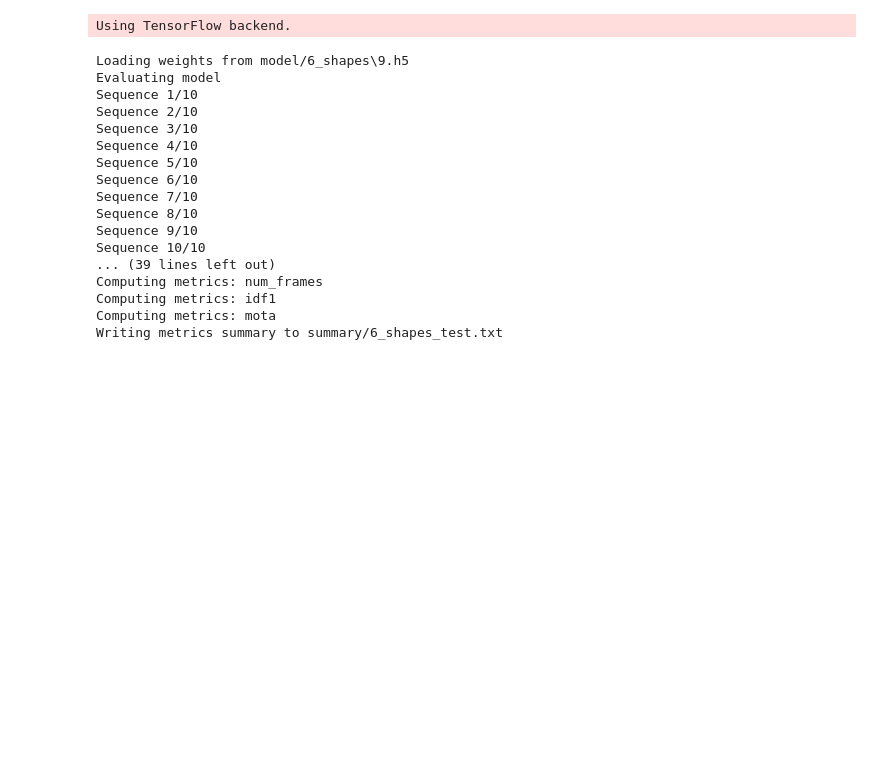
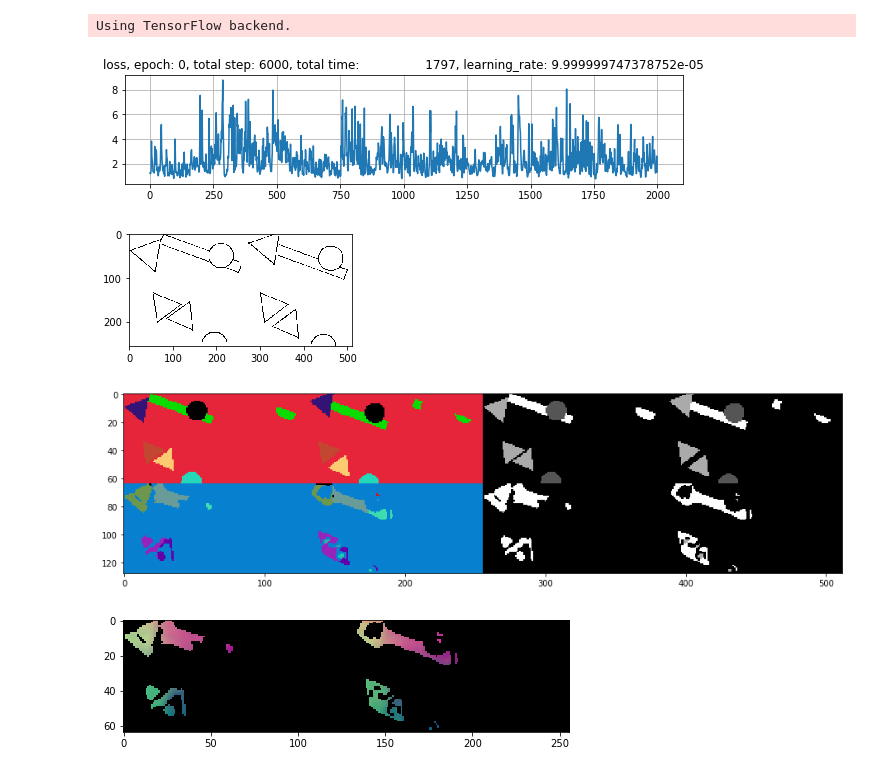
Before and after one commit to yanfengliu/embedding_tracking, a Jupyter notebook: NB-keras-main.ipynb, the cells around one changed output. Saved outputs shown, nothing was run; the diff lists cells and outputs as text; code cells hidden in the pictures; blank space fills up the shorter version.

```diff
--- a/NB-keras-main.ipynb
+++ b/NB-keras-main.ipynb
@@ -12,51 +12,38 @@ params.NUM_SHAPE                = 6
 params.NUM_CLASSES              = 4 # (3 shapes + 1 background)
 params.NUM_FILTER               = [256, 128]
 params.ETH_MEAN_SHIFT_THRESHOLD = 1.5
 params.DELTA_VAR                = 0.5
 params.DELTA_D                  = 1.5
 params.IMG_SIZE                 = 256
 params.OUTPUT_SIZE              = 64
 params.SEQUENCE_LEN             = 100
 params.TRAIN_NUM_SEQ            = 500
 params.VAL_NUM_SEQ              = 5
 params.TEST_NUM_SEQ             = 10
 params.RANDOM_SIZE              = True
 params.OPTICAL_FLOW_WEIGHT      = 0
 params.BACKBONE                 = 'xception'
 params.GITHUB_DIR               = 'C:/Users/yliu60/Documents/GitHub'
 params.LEARNING_RATE            = 1e-4
-params.EPOCHS                   = 20
+params.EPOCHS                   = 10
 params.EPOCHS_PER_SAVE          = 1
 params.STEPS_PER_VISUAL         = 1000
 params.ROTATE_SHAPES            = True
 params.FEATURE_STRING           = f'{params.ROTATE_SHAPES}_{params.NUM_SHAPE}_shapes'
 params.MODEL_SAVE_DIR           = f'model/{params.FEATURE_STRING}'
 params.TRAIN_SET_PATH           = f'dataset/{params.FEATURE_STRING}/train'
 params.VAL_SET_PATH             = f'dataset/{params.FEATURE_STRING}/val'
 params.TEST_SET_PATH            = f'dataset/{params.FEATURE_STRING}/test'
 params.IOU_THRESHOLD            = 0.5
 params.MASK_AREA_THRESHOLD      = 20
 
 experiment = Experiment(params)
 experiment.run()
 # %% [output]
-Loading weights from model/6_shapes\9.h5
-Evaluating model
-Sequence 1/10
-Sequence 2/10
-Sequence 3/10
-Sequence 4/10
-Sequence 5/10
-Sequence 6/10
-Sequence 7/10
-Sequence 8/10
-Sequence 9/10
-Sequence 10/10
-... (39 lines left out)
-Computing metrics: num_frames
-Computing metrics: idf1
-Computing metrics: mota
-Writing metrics summary to summary/6_shapes_test.txt
+[figure, added]
+[figure, added]
+[figure, added]
+[figure, added]
 # %%
 import eval
 
```
Also changed, not shown: 1 other file.
